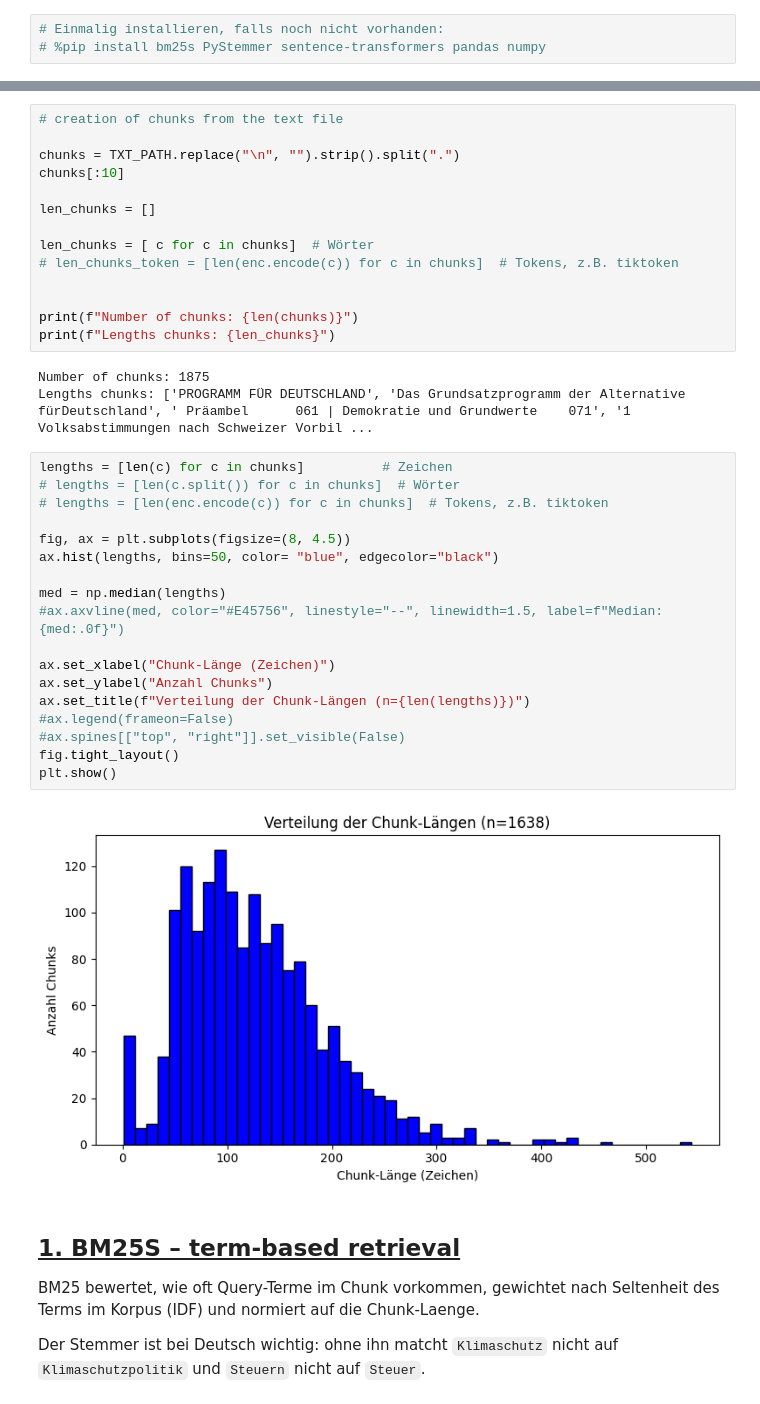
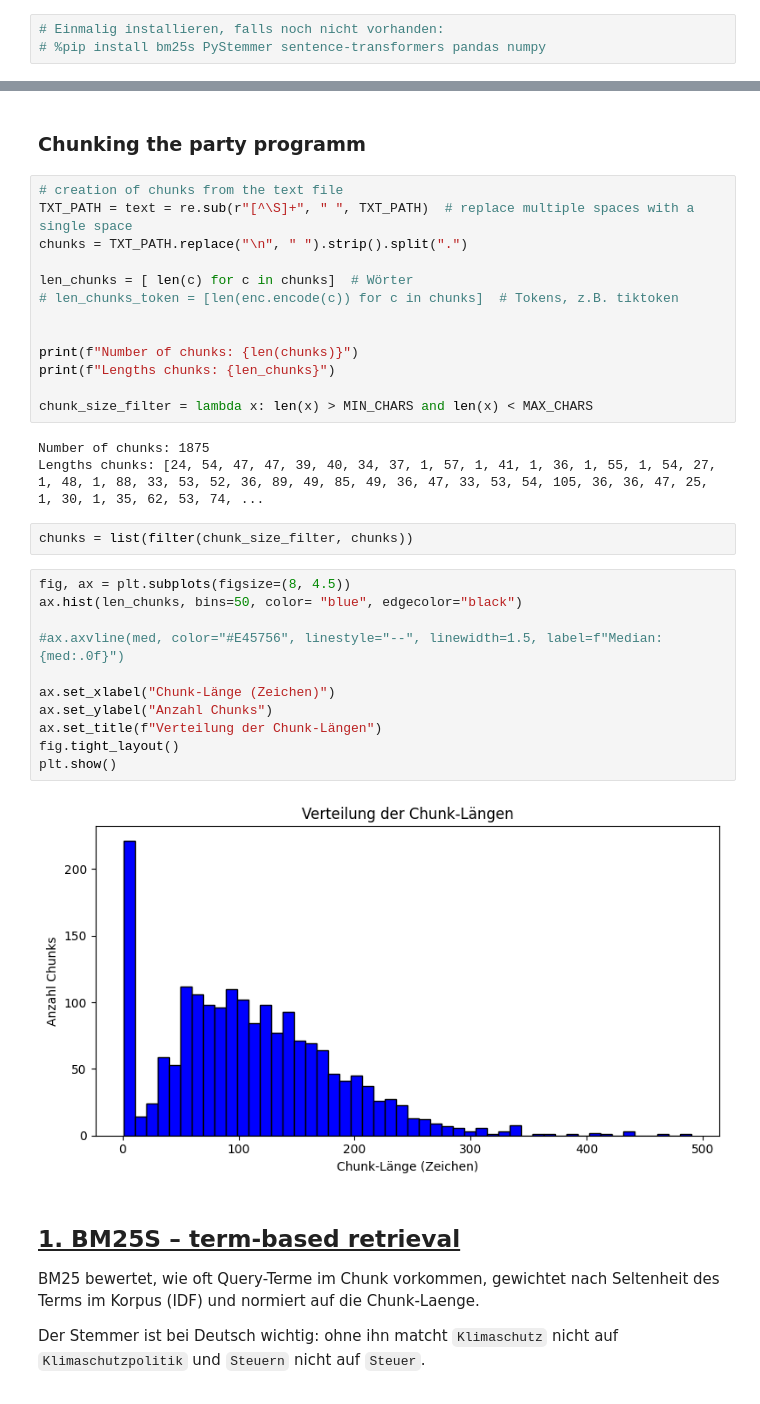
Before and after one commit to Roby290597/bundestag_speeches, a Jupyter notebook: party_program/retrieval_methods.ipynb, the cells around one changed output, grey strips where cells are left out. Drawn from its saved outputs; the diff is of its cells as text.

Commit message:
ignore space kolonnen

```diff
--- a/party_program/retrieval_methods.ipynb
+++ b/party_program/retrieval_methods.ipynb
@@ -27,40 +30,36 @@ MIN_CHARS = 40   # sehr kurze Fragmente rausfiltern
+# %% [markdown]
+### Chunking the party programm
 # %%
 # creation of chunks from the text file
+TXT_PATH = text = re.sub(r"[^\S]+", " ", TXT_PATH)  # replace multiple spaces with a single space
+chunks = TXT_PATH.replace("\n", " ").strip().split(".")
 
-chunks = TXT_PATH.replace("\n", "").strip().split(".")
-chunks[:10]
-
-len_chunks = []
-
-len_chunks = [ c for c in chunks]  # Wörter
+len_chunks = [ len(c) for c in chunks]  # Wörter
 # len_chunks_token = [len(enc.encode(c)) for c in chunks]  # Tokens, z.B. tiktoken
 
 
 print(f"Number of chunks: {len(chunks)}")
 print(f"Lengths chunks: {len_chunks}")
+
+chunk_size_filter = lambda x: len(x) > MIN_CHARS and len(x) < MAX_CHARS
 # %% [output]
 Number of chunks: 1875
-Lengths chunks: ['PROGRAMM FÜR DEUTSCHLAND', 'Das Grundsatzprogramm der Alternative fürDeutschland', ' Präambel      061 | Demokratie und Grundwerte    071', '1 Volksabstimmungen nach Schweizer Vorbil ...
+Lengths chunks: [24, 54, 47, 47, 39, 40, 34, 37, 1, 57, 1, 41, 1, 36, 1, 55, 1, 54, 27, 1, 48, 1, 88, 33, 53, 52, 36, 89, 49, 85, 49, 36, 47, 33, 53, 54, 105, 36, 36, 47, 25, 1, 30, 1, 35, 62, 53, 74, ...
+# %%
+chunks = list(filter(chunk_size_filter, chunks))
 # %%
-lengths = [len(c) for c in chunks]          # Zeichen
-# lengths = [len(c.split()) for c in chunks]  # Wörter
-# lengths = [len(enc.encode(c)) for c in chunks]  # Tokens, z.B. tiktoken
+fig, ax = plt.subplots(figsize=(8, 4.5))
+ax.hist(len_chunks, bins=50, color= "blue", edgecolor="black")
 
-fig, ax = plt.subplots(figsize=(8, 4.5))
-ax.hist(lengths, bins=50, color= "blue", edgecolor="black")
-
-med = np.median(lengths)
 #ax.axvline(med, color="#E45756", linestyle="--", linewidth=1.5, label=f"Median: {med:.0f}")
 
 ax.set_xlabel("Chunk-Länge (Zeichen)")
 ax.set_ylabel("Anzahl Chunks")
-ax.set_title(f"Verteilung der Chunk-Längen (n={len(lengths)})")
-#ax.legend(frameon=False)
-#ax.spines[["top", "right"]].set_visible(False)
+ax.set_title(f"Verteilung der Chunk-Längen")
 fig.tight_layout()
 plt.show()
 # %% [output]
-[figure, old version]
+[figure, new version]
 # %% [markdown]
 ## <u>1. BM25S – term-based retrieval </u>
 
```
Also changed, not shown: parts of 6 cells of this notebook.
